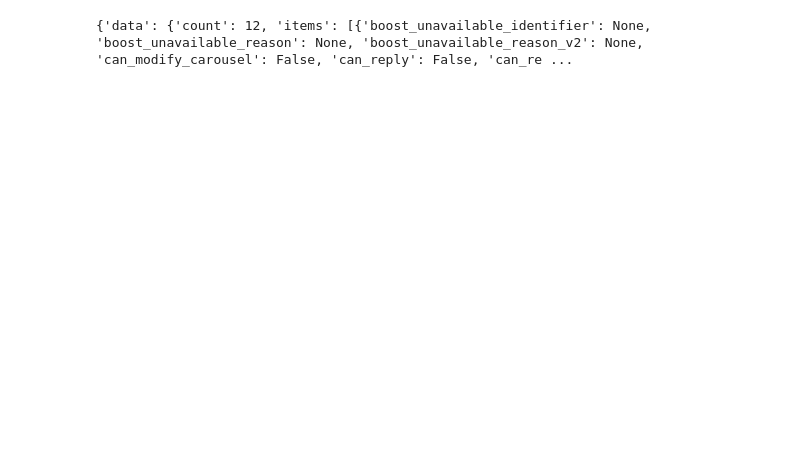
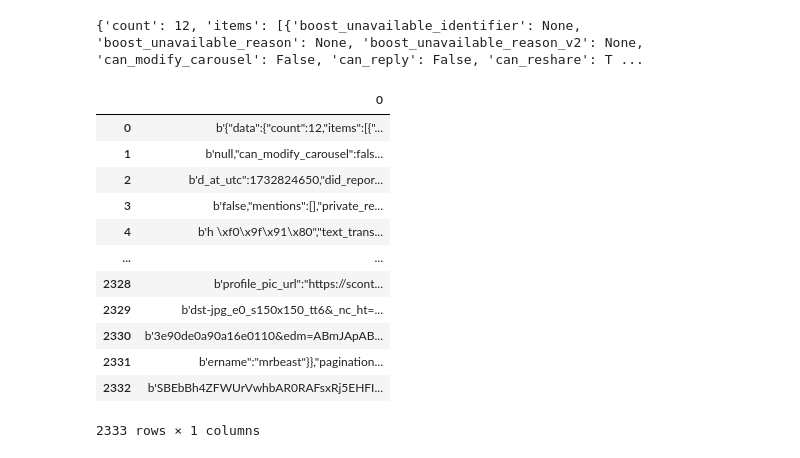
Before and after one commit to 0gaurav4/DigipodiumInternship2024-25, a Jupyter notebook: socialScraperAPI/insta.ipynb, the cells around one changed output. Drawn from its saved outputs; the diff is of its cells as text; code cells hidden in the pictures; blank space fills up the shorter version.

```diff
--- a/socialScraperAPI/insta.ipynb
+++ b/socialScraperAPI/insta.ipynb
@@ -1,25 +1,41 @@
 # %%
 import requests
+import pandas as pd
 
 url = "https://instagram-scraper-api2.p.rapidapi.com/v1.2/posts"
 
 querystring = {"username_or_id_or_url":"mrbeast"}
 
 headers = {
 	"x-rapidapi-key": "04edcb85a3mshac913eab2bf3075p184839jsn4e30538b9195",
 	"x-rapidapi-host": "instagram-scraper-api2.p.rapidapi.com"
 }
 
 response = requests.get(url, headers=headers, params=querystring)
 #get last 10 post id
 params={"limit": 10}
 posts = response.json().get('posts', [])
 last_10_post_ids = [post['id'] for post in posts[:10]]
 
 
-print(response.json())
+print(response.json()['data'])
+df=pd.DataFrame(response)
+df
 # %% [output]
-{'data': {'count': 12, 'items': [{'boost_unavailable_identifier': None, 'boost_unavailable_reason': None, 'boost_unavailable_reason_v2': None, 'can_modify_carousel': False, 'can_reply': False, 'can_re ...
+{'count': 12, 'items': [{'boost_unavailable_identifier': None, 'boost_unavailable_reason': None, 'boost_unavailable_reason_v2': None, 'can_modify_carousel': False, 'can_reply': False, 'can_reshare': T ...
+|  | 0 |
+| 0 | b'{"data":{"count":12,"items":[{"... |
+| 1 | b'null,"can_modify_carousel":fals... |
+| 2 | b'd_at_utc":1732824650,"did_repor... |
+| 3 | b'false,"mentions":[],"private_re... |
+| 4 | b'h \xf0\x9f\x91\x80","text_trans... |
+| ... | ... |
+| 2328 | b'profile_pic_url":"https://scont... |
+| 2329 | b'dst-jpg_e0_s150x150_tt6&_nc_ht=... |
+| 2330 | b'3e90de0a90a16e0110&edm=ABmJApAB... |
+| 2331 | b'ername":"mrbeast"}},"pagination... |
+| 2332 | b'SBEbBh4ZFWUrVwhbAR0RAFsxRj5EHFI... |
+2333 rows × 1 columns
 # %%
 import requests
 
```
Also changed, not shown: parts of 4 cells of this notebook, 2 other files.
